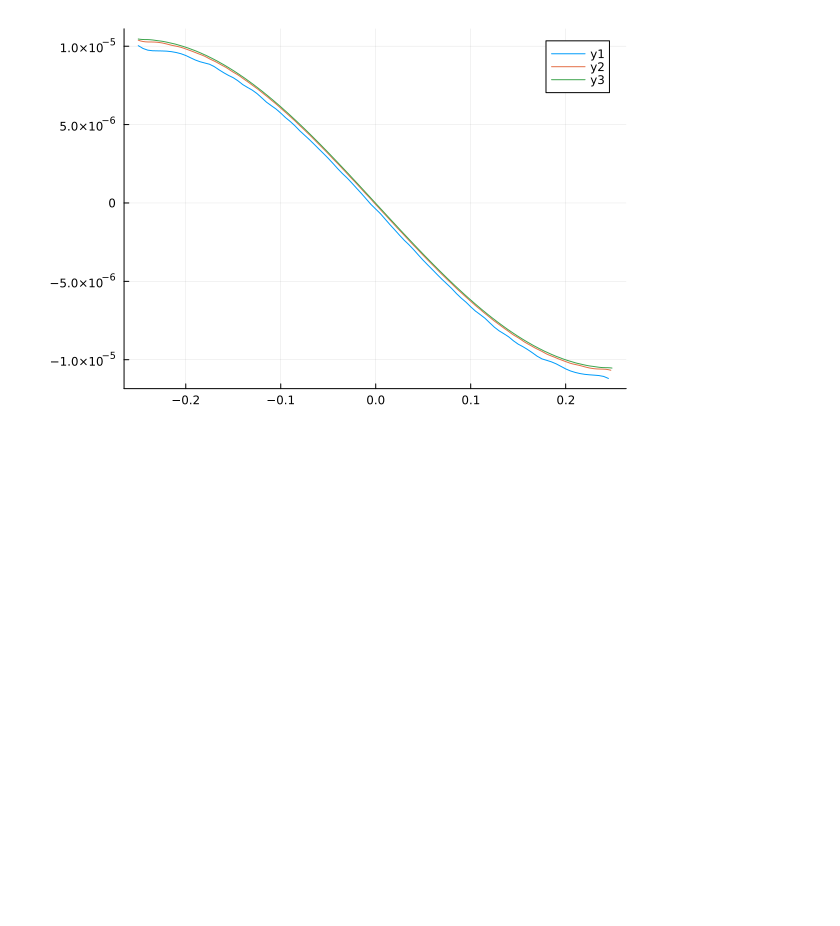
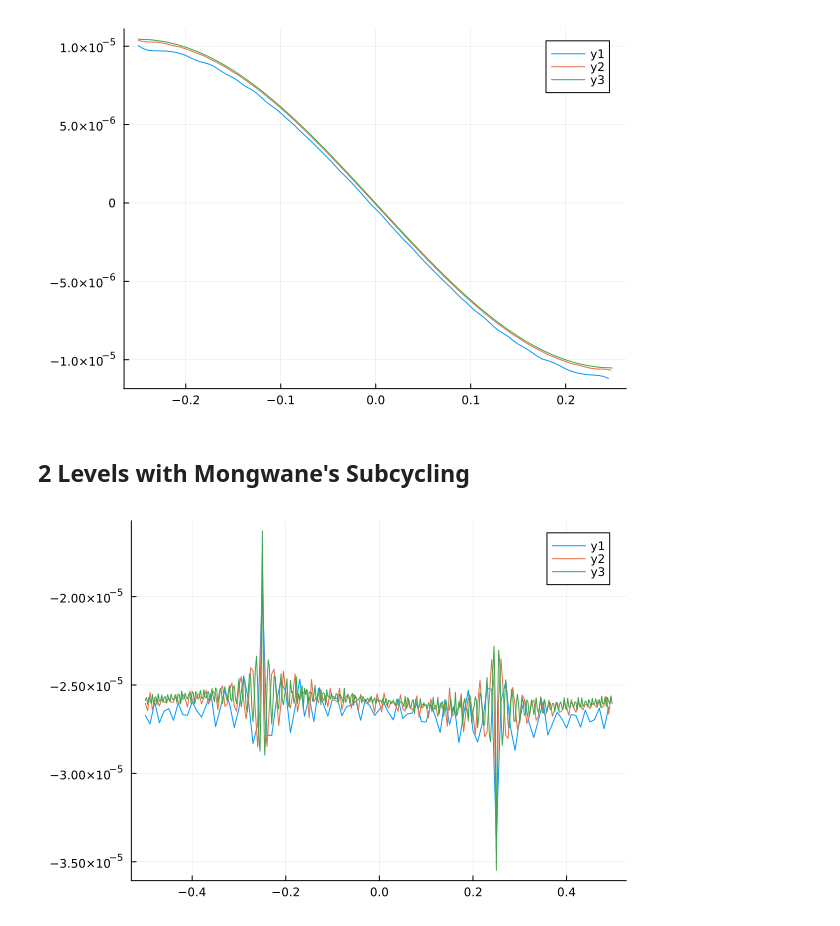
Before and after one commit to lwJi/Docs-Subcycling, a Jupyter notebook: ipynb/Covergence.ipynb, the cells around one changed output. Cells and saved outputs as stored; diff of their text form; code cells hidden in the pictures; blank space fills up the shorter version.

```diff
--- a/ipynb/Covergence.ipynb
+++ b/ipynb/Covergence.ipynb
@@ -97,3 +97,17 @@ plot_conv(
     nxs, nbuf; lev = 2, cord = 2)
 # %% [output]
 [figure]
+# %% [markdown]
+## 2 Levels with Mongwane's Subcycling
+# %%
+nxs = [100, 200, 400]
+nbuf = 2
+plot_conv(
+    [
+        "scalarwave_2levels_nx100_Mongwane",
+        "scalarwave_2levels_nx200_Mongwane",
+        "scalarwave_2levels_nx400_Mongwane"
+    ],
+    nxs, nbuf; lev = 1, cord = 2)
+# %% [output]
+[figure, added]
```
Also changed, not shown: parts of 1 cell of this notebook.
